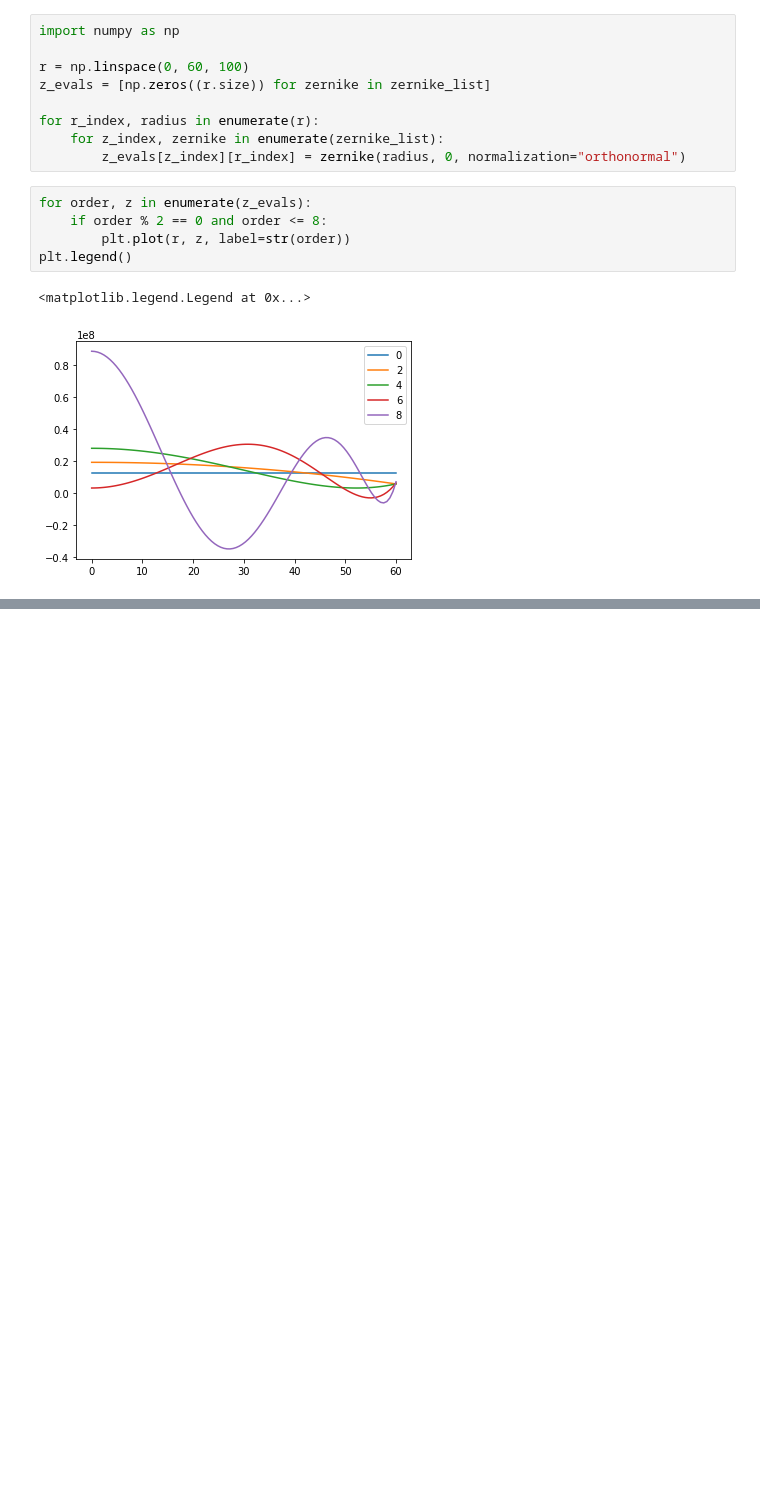
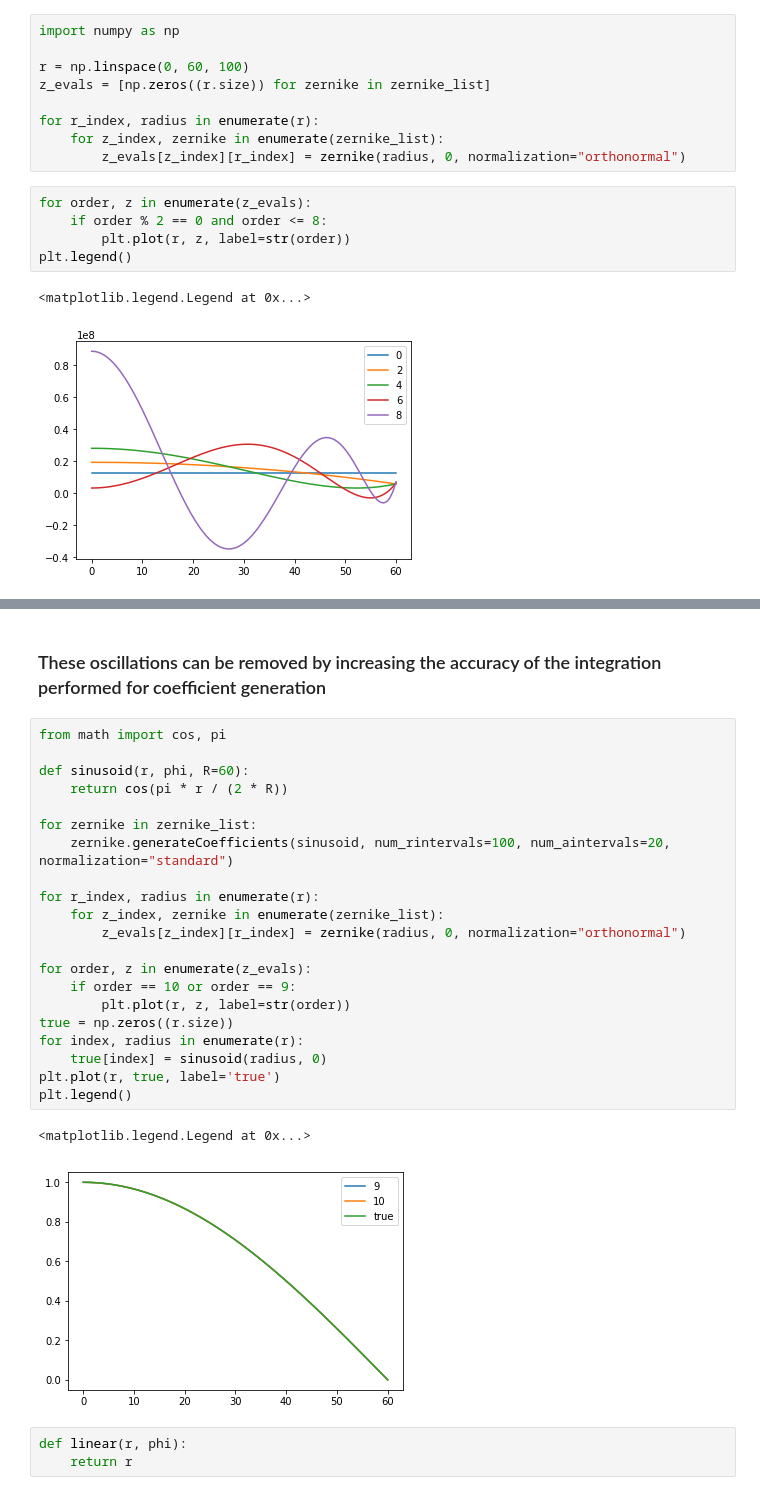
Before and after one commit to JIMMY-KSU/jupyter_notebooks, a Jupyter notebook: oscillatory-zernikes.ipynb, the cells around one changed output, grey strips where cells are left out. Drawn from its saved outputs; the diff is of its cells as text; blank space fills up the shorter version.

```diff
--- a/oscillatory-zernikes.ipynb
+++ b/oscillatory-zernikes.ipynb
@@ -57,0 +76,29 @@ for zernike in zernike_list:
+# %% [markdown]
+### These oscillations can be removed by increasing the accuracy of the integration performed for coefficient generation
+# %%
+from math import cos, pi
+
+def sinusoid(r, phi, R=60):
+    return cos(pi * r / (2 * R))
+
+for zernike in zernike_list:
+    zernike.generateCoefficients(sinusoid, num_rintervals=100, num_aintervals=20, normalization="standard")
+
+for r_index, radius in enumerate(r):
+    for z_index, zernike in enumerate(zernike_list):
+        z_evals[z_index][r_index] = zernike(radius, 0, normalization="orthonormal")
+
+for order, z in enumerate(z_evals):
+    if order == 10 or order == 9:
+        plt.plot(r, z, label=str(order))
+true = np.zeros((r.size))
+for index, radius in enumerate(r):
+    true[index] = sinusoid(radius, 0)
+plt.plot(r, true, label='true')
+plt.legend()
+# %% [output]
+<matplotlib.legend.Legend at 0x...>
+[figure, added]
+# %%
+def linear(r, phi):
+    return r
```
Also changed, not shown: parts of 11 cells of this notebook.
